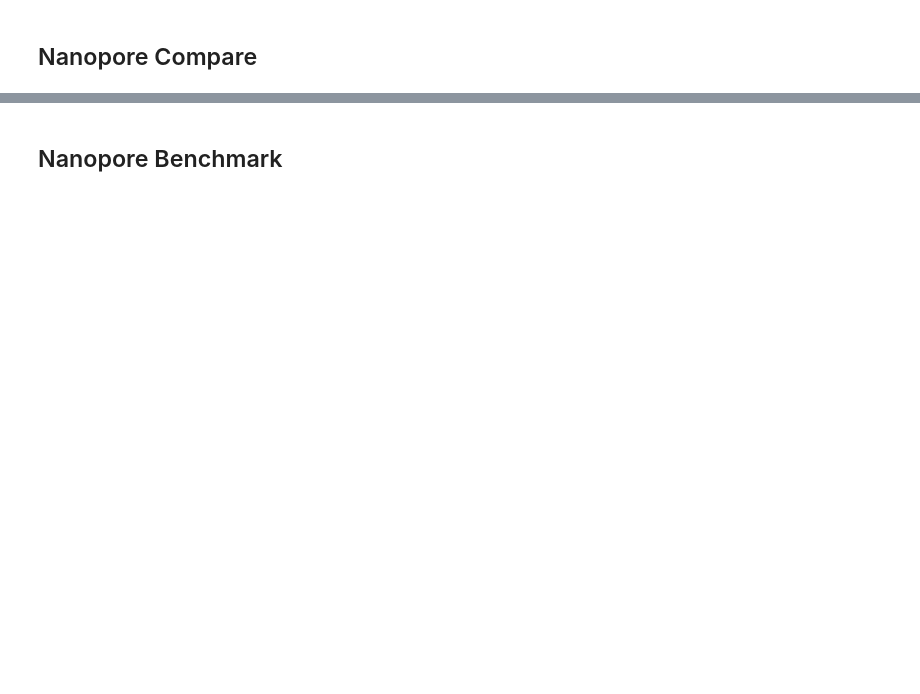
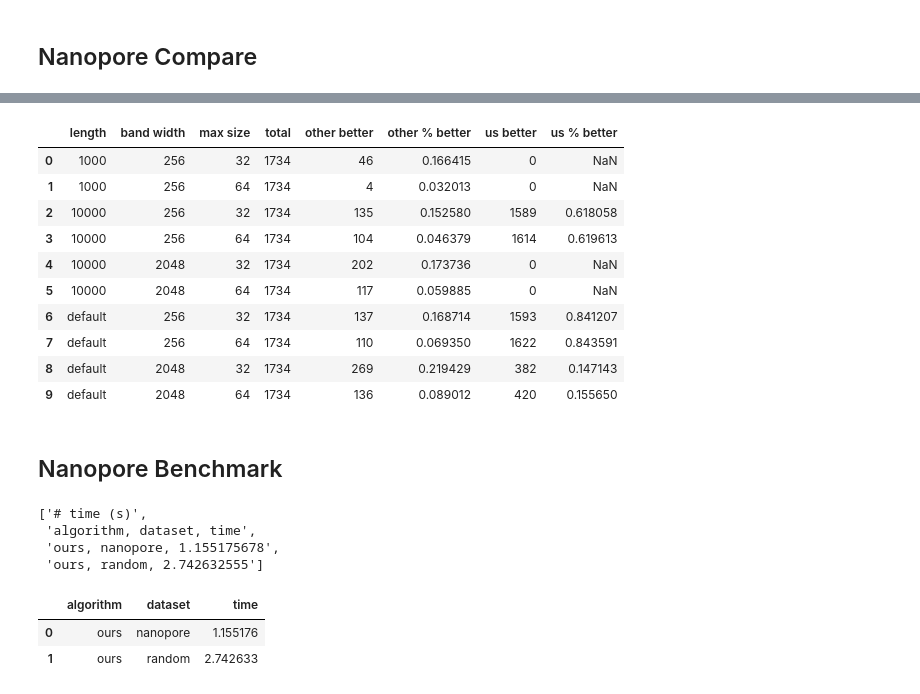
Before and after one commit to Daniel-Liu-c0deb0t/block-aligner, a Jupyter notebook: vis/block_aligner_vis.ipynb, the cells around one changed output, grey strips where cells are left out. Saved outputs shown, nothing was run; the diff lists cells and outputs as text; code cells hidden in the pictures; blank space fills up the shorter version.

```diff
--- a/vis/block_aligner_vis.ipynb
+++ b/vis/block_aligner_vis.ipynb
@@ -253,0 +380,7 @@ alt.Chart(data, title = "Overall Uniclust 30 Speed").mark_bar().encode(
+# %%
+path_prefix = "../diff-bench-paper/"
+outputs = []
+for f in output:
+    o = !cd .. && RUSTFLAGS="-C target-cpu=native" cargo run --example compare --release --quiet -- {path_prefix + f}
+    outputs.append(o)
+outputs
@@ -253,0 +426,3 @@ alt.Chart(data, title = "Overall Uniclust 30 Speed").mark_bar().encode(
+# %%
+output = !cd ../../adaptivebandbench && ./custom_scores.sh 2>&1 | grep '\.tsv'
+output
@@ -253,0 +435,14 @@ alt.Chart(data, title = "Overall Uniclust 30 Speed").mark_bar().encode(
+# %%
+lengths = []
+band_widths = []
+for f in output:
+    l = f[len("scores_"):f.index(".")]
+    if l[0] == "l":
+        lengths.append(l[1:l.index("_")])
+        l = l[l.index("_") + 1:]
+    else:
+        lengths.append("default")
+    if l[0] == "b":
+        band_widths.append(l[1:])
+print(lengths)
+print(band_widths)
@@ -253,0 +452,7 @@ alt.Chart(data, title = "Overall Uniclust 30 Speed").mark_bar().encode(
+# %%
+path_prefix = "../adaptivebandbench/"
+outputs = []
+for f in output:
+    o = !cd .. && RUSTFLAGS="-C target-cpu=native" cargo run --example compare --release --quiet -- {path_prefix + f}
+    outputs.append(o)
+outputs
@@ -254,2 +477,40 @@ alt.Chart(data, title = "Overall Uniclust 30 Speed").mark_bar().encode(
+# %%
+data2 = []
+for o in outputs:
+    d = csv_to_pandas(o)
+    data2.append(d)
+index = list(zip(lengths, band_widths))
+data2 = pd.concat(data2, keys = index)
+data2 = data2.reset_index()
+data2 = data2.drop(columns = ["level_2"])
+data2 = data2.rename(columns = {"level_0": "length", "level_1": "band width"})
+data2
+# %% [output]
+|  | length | band width | max size | total | other better | other % better | us better | us % better |
+| 0 | 1000 | 256 | 32 | 1734 | 46 | 0.166415 | 0 | NaN |
+| 1 | 1000 | 256 | 64 | 1734 | 4 | 0.032013 | 0 | NaN |
+| 2 | 10000 | 256 | 32 | 1734 | 135 | 0.152580 | 1589 | 0.618058 |
+| 3 | 10000 | 256 | 64 | 1734 | 104 | 0.046379 | 1614 | 0.619613 |
+| 4 | 10000 | 2048 | 32 | 1734 | 202 | 0.173736 | 0 | NaN |
+| 5 | 10000 | 2048 | 64 | 1734 | 117 | 0.059885 | 0 | NaN |
+| 6 | default | 256 | 32 | 1734 | 137 | 0.168714 | 1593 | 0.841207 |
+| 7 | default | 256 | 64 | 1734 | 110 | 0.069350 | 1622 | 0.843591 |
+| 8 | default | 2048 | 32 | 1734 | 269 | 0.219429 | 382 | 0.147143 |
+| 9 | default | 2048 | 64 | 1734 | 136 | 0.089012 | 420 | 0.155650 |
 # %% [markdown]
 ## Nanopore Benchmark
+# %%
+output = !cd .. && RUSTFLAGS="-C target-cpu=native" cargo run --example nanopore_bench --release --quiet
+output
+# %% [output]
+['# time (s)',
+ 'algorithm, dataset, time',
+ 'ours, nanopore, 1.155175678',
+ 'ours, random, 2.742632555']
+# %%
+data = csv_to_pandas(output)
+data
+# %% [output]
+|  | algorithm | dataset | time |
+| 0 | ours | nanopore | 1.155176 |
+| 1 | ours | random | 2.742633 |
```
Also changed, not shown: parts of 35 cells of this notebook, 3 other files.
